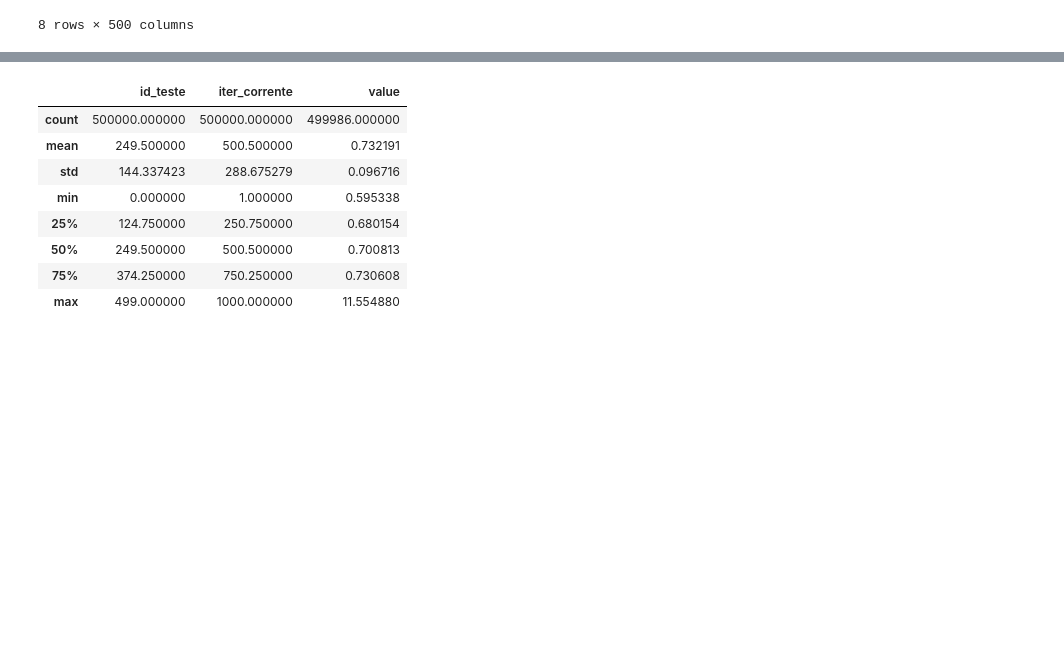
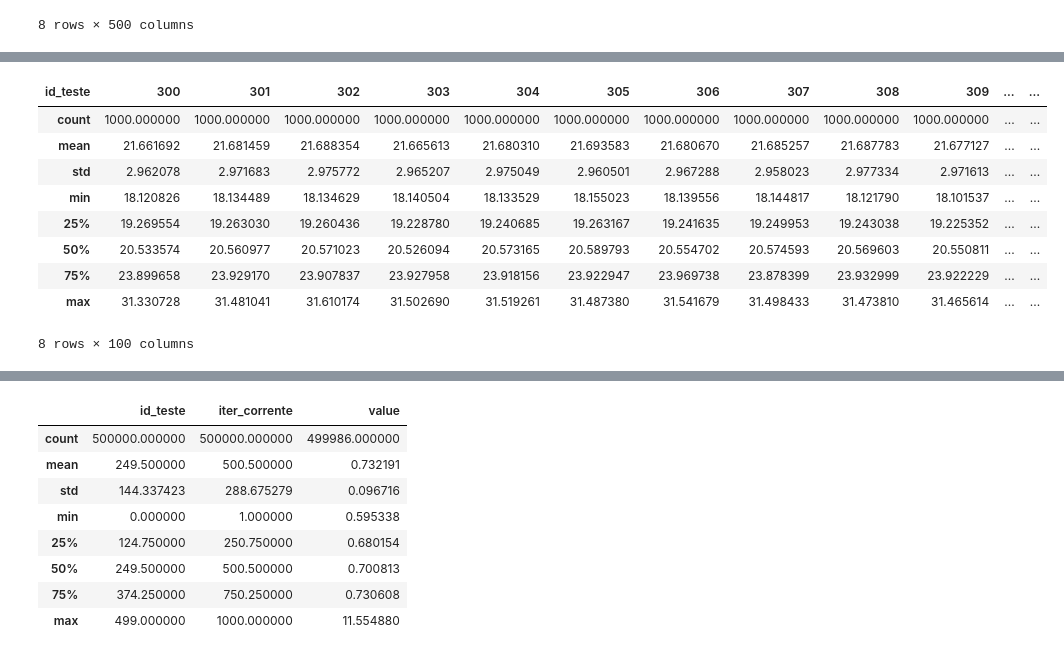
Before and after one commit to FQAlmeida/ML-Engine-Classification, a Jupyter notebook: src/main.ipynb, the cells around one changed output, grey strips where cells are left out. Cells and saved outputs as stored; diff of their text form; code cells hidden in the pictures; blank space fills up the shorter version.

```diff
--- a/src/main.ipynb
+++ b/src/main.ipynb
@@ -110,0 +124,13 @@ df.pivot(index="iter_tensao", columns="id_teste", values="tensao").describe()
+# %%
+df.loc[df["estado"] == 1].pivot(index="iter_tensao", columns="id_teste", values="tensao").describe()
+# %% [output]
+| id_teste | 300 | 301 | 302 | 303 | 304 | 305 | 306 | 307 | 308 | 309 | ... | ... |
+| count | 1000.000000 | 1000.000000 | 1000.000000 | 1000.000000 | 1000.000000 | 1000.000000 | 1000.000000 | 1000.000000 | 1000.000000 | 1000.000000 | ... | ... |
+| mean | 21.661692 | 21.681459 | 21.688354 | 21.665613 | 21.680310 | 21.693583 | 21.680670 | 21.685257 | 21.687783 | 21.677127 | ... | ... |
+| std | 2.962078 | 2.971683 | 2.975772 | 2.965207 | 2.975049 | 2.960501 | 2.967288 | 2.958023 | 2.977334 | 2.971613 | ... | ... |
+| min | 18.120826 | 18.134489 | 18.134629 | 18.140504 | 18.133529 | 18.155023 | 18.139556 | 18.144817 | 18.121790 | 18.101537 | ... | ... |
+| 25% | 19.269554 | 19.263030 | 19.260436 | 19.228780 | 19.240685 | 19.263167 | 19.241635 | 19.249953 | 19.243038 | 19.225352 | ... | ... |
+| 50% | 20.533574 | 20.560977 | 20.571023 | 20.526094 | 20.573165 | 20.589793 | 20.554702 | 20.574593 | 20.569603 | 20.550811 | ... | ... |
+| 75% | 23.899658 | 23.929170 | 23.907837 | 23.927958 | 23.918156 | 23.922947 | 23.969738 | 23.878399 | 23.932999 | 23.922229 | ... | ... |
+| max | 31.330728 | 31.481041 | 31.610174 | 31.502690 | 31.519261 | 31.487380 | 31.541679 | 31.498433 | 31.473810 | 31.465614 | ... | ... |
+8 rows × 100 columns
```
Also changed, not shown: parts of 19 cells of this notebook, 16 other files.
